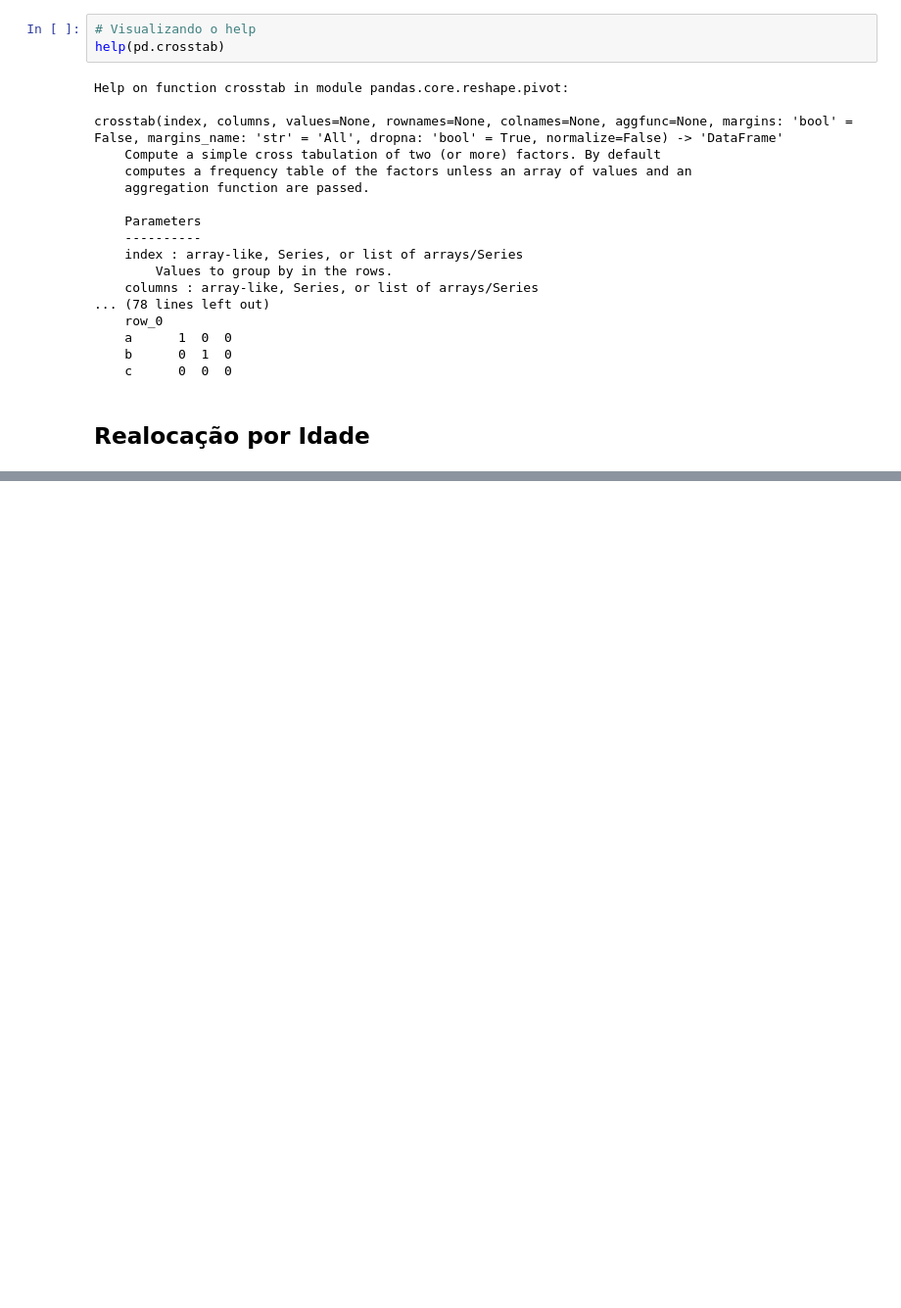
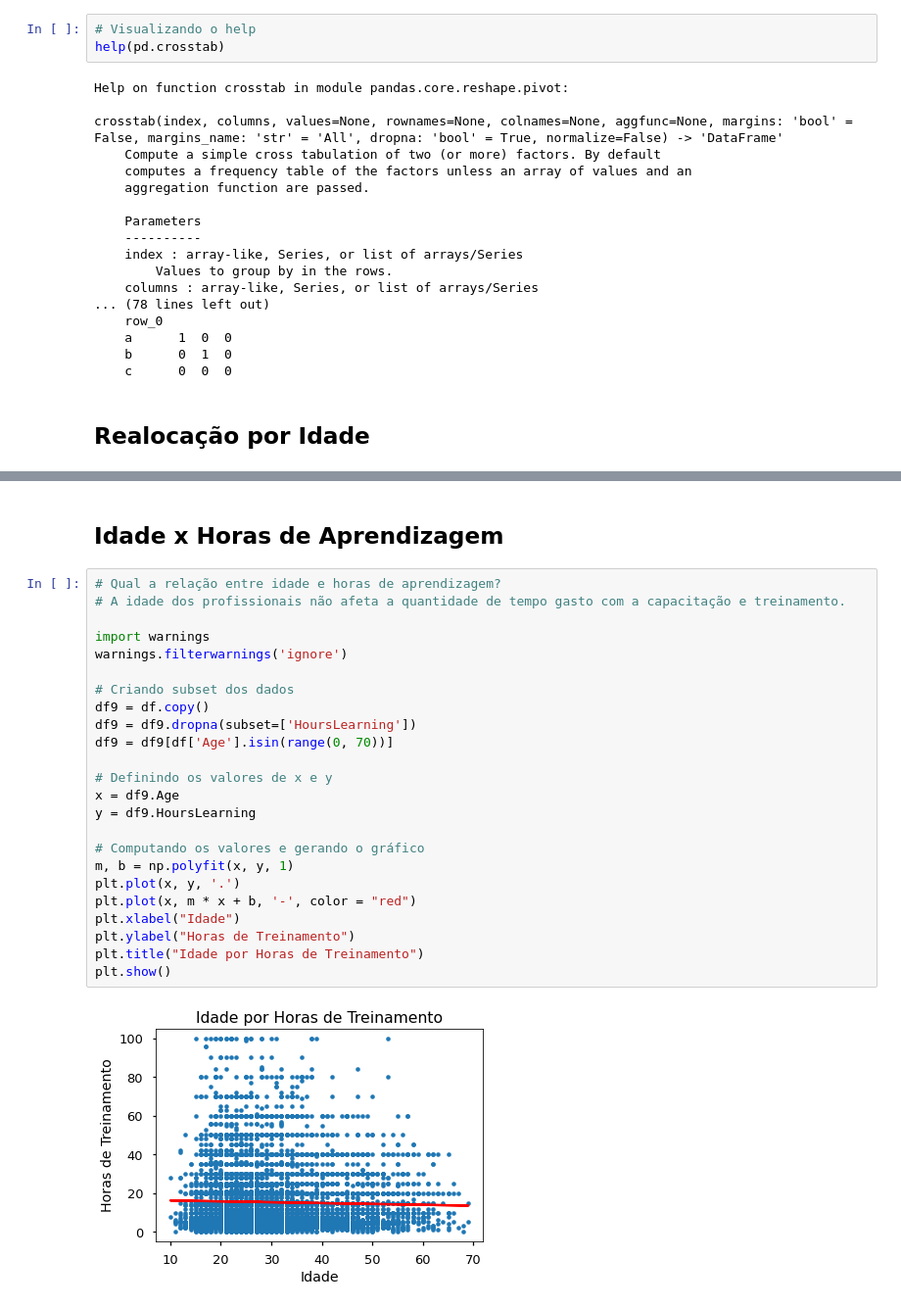
Before and after one commit to romulovieira777/Python_Fundamentos_Analise_Dados, a Jupyter notebook: Seção 09 - Introdução à Análise de Dados com Python/Notebooks/DSA-Python-Cap09-Analise-Exploratoria-de-Dados.ipynb, the cells around one changed output, grey strips where cells are left out. Shown at 98% size. Saved outputs shown, nothing was run; the diff lists cells and outputs as text; blank space fills up the shorter version.

```diff
--- a/Seção 09 - Introdução à Análise de Dados com Python/Notebooks/DSA-Python-Cap09-Analise-Exploratoria-de-Dados.ipynb
+++ b/Seção 09 - Introdução à Análise de Dados com Python/Notebooks/DSA-Python-Cap09-Analise-Exploratoria-de-Dados.ipynb
@@ -251,0 +275,28 @@ crosstab(index, columns, values=None, rownames=None, colnames=None, aggfunc=None
+# %% [markdown]
+## Idade x Horas de Aprendizagem
+# %%
+# Qual a relação entre idade e horas de aprendizagem?
+# A idade dos profissionais não afeta a quantidade de tempo gasto com a capacitação e treinamento.
+
+import warnings
+warnings.filterwarnings('ignore')
+
+# Criando subset dos dados
+df9 = df.copy()
+df9 = df9.dropna(subset=['HoursLearning'])
+df9 = df9[df['Age'].isin(range(0, 70))]
+
+# Definindo os valores de x e y
+x = df9.Age
+y = df9.HoursLearning
+
+# Computando os valores e gerando o gráfico
+m, b = np.polyfit(x, y, 1)
+plt.plot(x, y, '.')
+plt.plot(x, m * x + b, '-', color = "red")
+plt.xlabel("Idade")
+plt.ylabel("Horas de Treinamento")
+plt.title("Idade por Horas de Treinamento")
+plt.show()
+# %% [output]
+[figure, added]
```
Also changed, not shown: parts of 4 cells of this notebook, 12 other files.
